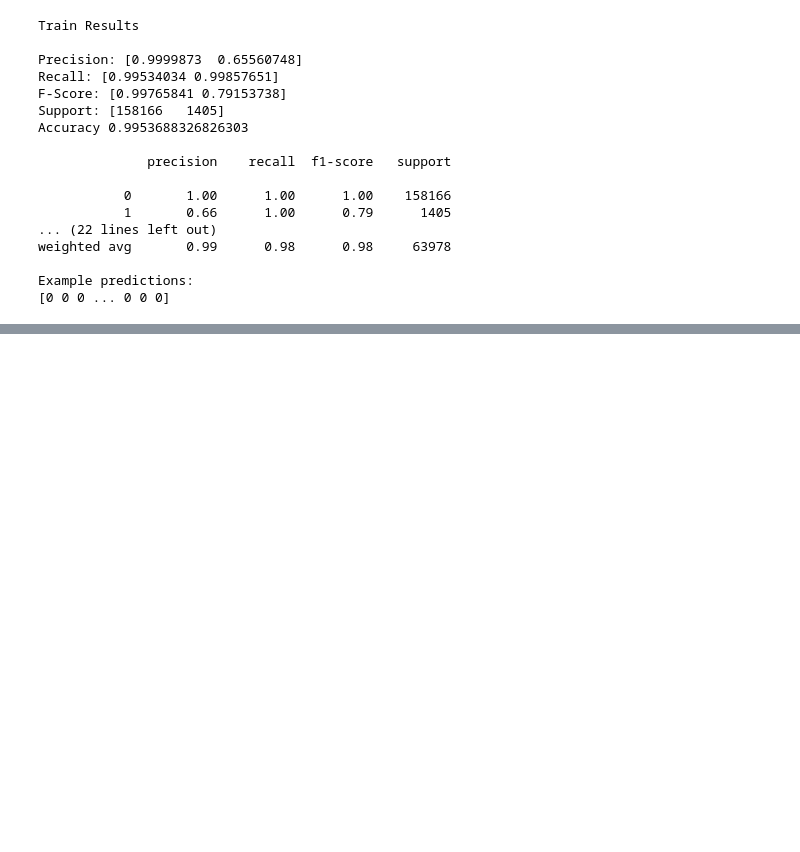
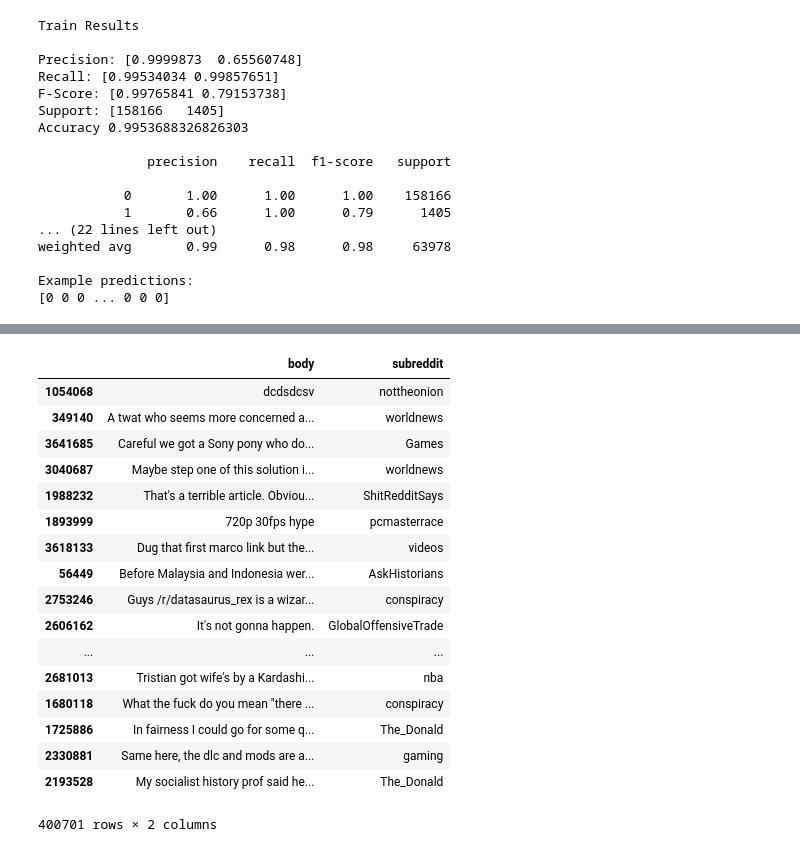
Before and after one commit to guywuolletjr/reddit_content_mod, a Jupyter notebook: guy_workbook.ipynb, the cells around one changed output, grey strips where cells are left out. Drawn from its saved outputs; the diff is of its cells as text; code cells hidden in the pictures; blank space fills up the shorter version.

```diff
--- a/guy_workbook.ipynb
+++ b/guy_workbook.ipynb
@@ -191,0 +260,21 @@ Example predictions:
+# %%
+b
+# %% [output]
+|  | body | subreddit |
+| 1054068 | dcdsdcsv | nottheonion |
+| 349140 | A twat who seems more concerned a... | worldnews |
+| 3641685 | Careful we got a Sony pony who do... | Games |
+| 3040687 | Maybe step one of this solution i... | worldnews |
+| 1988232 | That's a terrible article. Obviou... | ShitRedditSays |
+| 1893999 | 720p 30fps hype | pcmasterrace |
+| 3618133 | Dug that first marco link but the... | videos |
+| 56449 | Before Malaysia and Indonesia wer... | AskHistorians |
+| 2753246 | Guys /r/datasaurus_rex is a wizar... | conspiracy |
+| 2606162 | It's not gonna happen. | GlobalOffensiveTrade |
+| ... | ... | ... |
+| 2681013 | Tristian got wife's by a Kardashi... | nba |
+| 1680118 | What the fuck do you mean "there ... | conspiracy |
+| 1725886 | In fairness I could go for some q... | The_Donald |
+| 2330881 | Same here, the dlc and mods are a... | gaming |
+| 2193528 | My socialist history prof said he... | The_Donald |
+400701 rows × 2 columns
```
Also changed, not shown: parts of 17 cells of this notebook, 2 other files.
